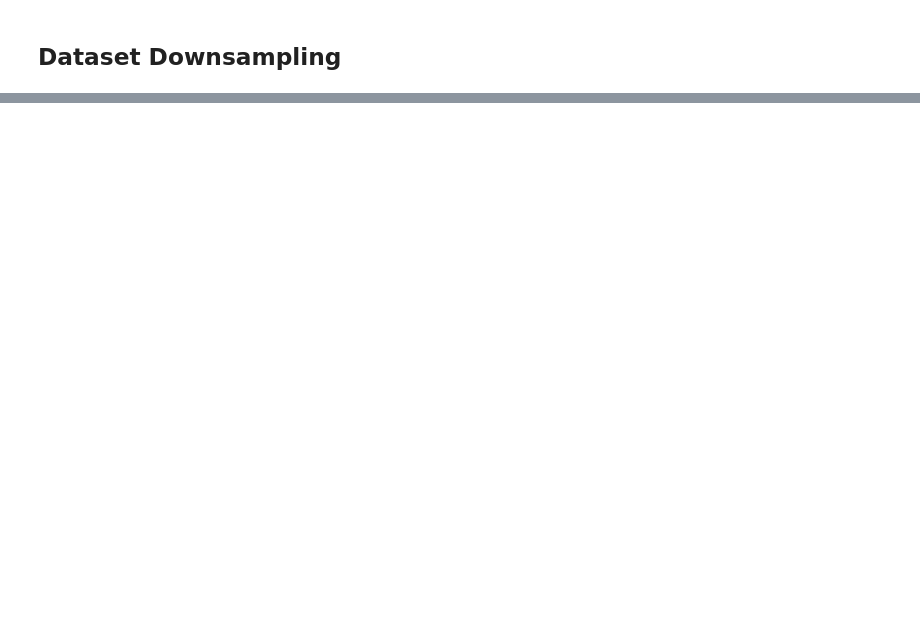
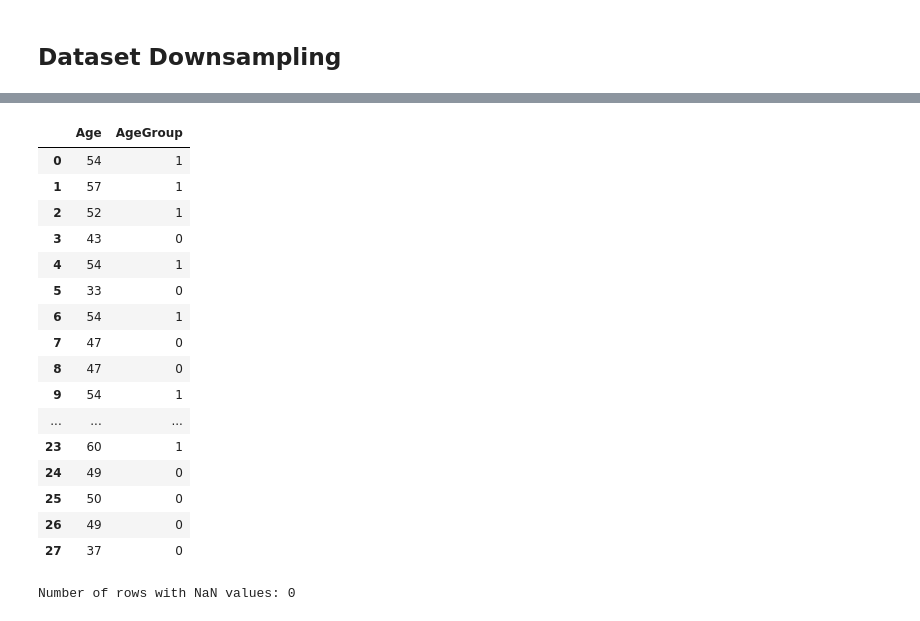
Before and after one commit to markuskuehnle/bias-fairness-mvp, a Jupyter notebook: notebooks/14_review_predictions.ipynb, the cells around one changed output, grey strips where cells are left out. Cells and saved outputs as stored; diff of their text form; code cells hidden in the pictures; blank space fills up the shorter version.

```diff
--- a/notebooks/14_review_predictions.ipynb
+++ b/notebooks/14_review_predictions.ipynb
@@ -143,0 +144,28 @@ plt.show()
+# %%
+balanced_data.head()
+balanced_data.drop(columns=["Prediction_Probability", "Good_Fit"], inplace=True)
+# %%
+balanced_data[["Age", "AgeGroup"]]
+# %% [output]
+|  | Age | AgeGroup |
+| 0 | 54 | 1 |
+| 1 | 57 | 1 |
+| 2 | 52 | 1 |
+| 3 | 43 | 0 |
+| 4 | 54 | 1 |
+| 5 | 33 | 0 |
+| 6 | 54 | 1 |
+| 7 | 47 | 0 |
+| 8 | 47 | 0 |
+| 9 | 54 | 1 |
+| ... | ... | ... |
+| 23 | 60 | 1 |
+| 24 | 49 | 0 |
+| 25 | 50 | 0 |
+| 26 | 49 | 0 |
+| 27 | 37 | 0 |
+# %%
+num_nan_rows = balanced_data.isna().any(axis=1).sum()
+print(f"Number of rows with NaN values: {num_nan_rows}")
+# %% [output]
+Number of rows with NaN values: 0
```
Also changed, not shown: parts of 7 cells of this notebook, 1 other file.
